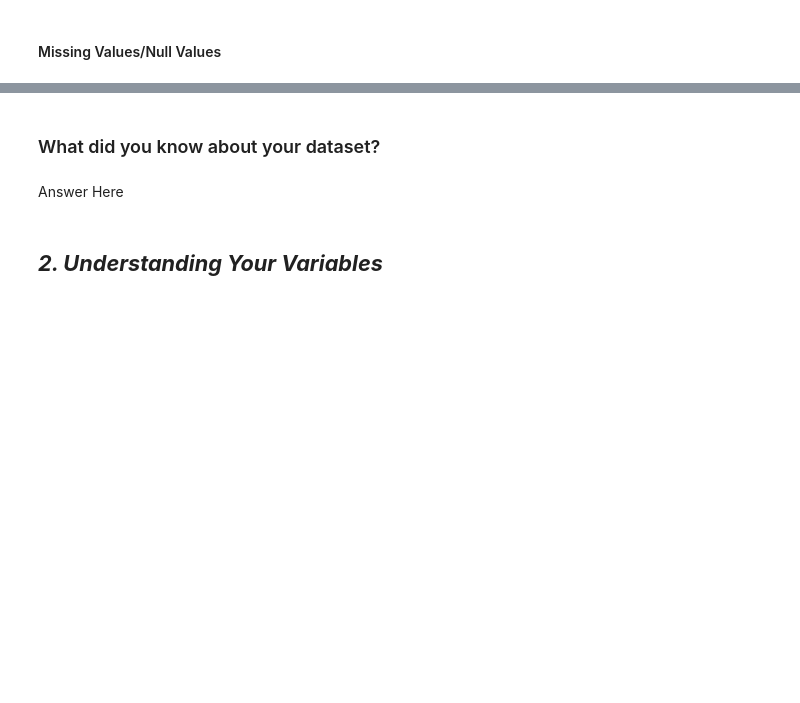
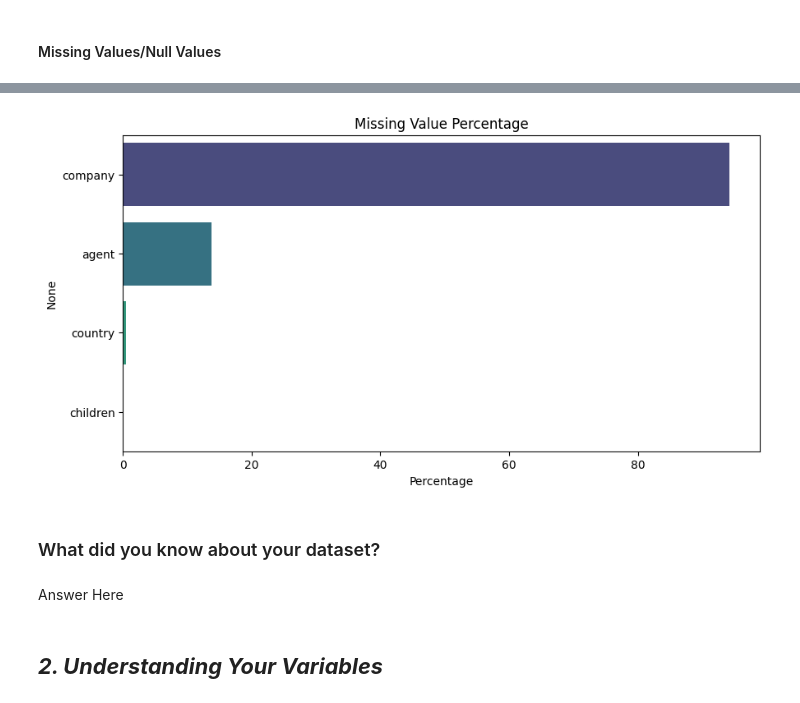
Before and after one commit to eyespydushyant/hotel-booking-price-prediction, a Jupyter notebook: dushyant_Regression__ML_Submission.ipynb, the cells around one changed output, grey strips where cells are left out. Saved outputs shown, nothing was run; the diff lists cells and outputs as text; code cells hidden in the pictures; blank space fills up the shorter version.

```diff
--- a/dushyant_Regression__ML_Submission.ipynb
+++ b/dushyant_Regression__ML_Submission.ipynb
@@ -133,3 +242,23 @@ df = pd.read_csv("hotel_bookings.csv")
+# %%
+missing_percent=df.isnull().mean()*100
+
+missing_percent=missing_percent[missing_percent>0]
+
+missing_percent=missing_percent.sort_values(ascending=False)
+
+plt.figure(figsize=(10,5))
+
+sns.barplot(x=missing_percent.values,
+            y=missing_percent.index,
+            palette="viridis")
+
+plt.xlabel("Percentage")
+
+plt.title("Missing Value Percentage")
+
+plt.show()
+# %% [output]
+[figure, added]
 # %% [markdown]
 ### What did you know about your dataset?
 # %% [markdown]
```
Also changed, not shown: parts of 66 cells of this notebook.
